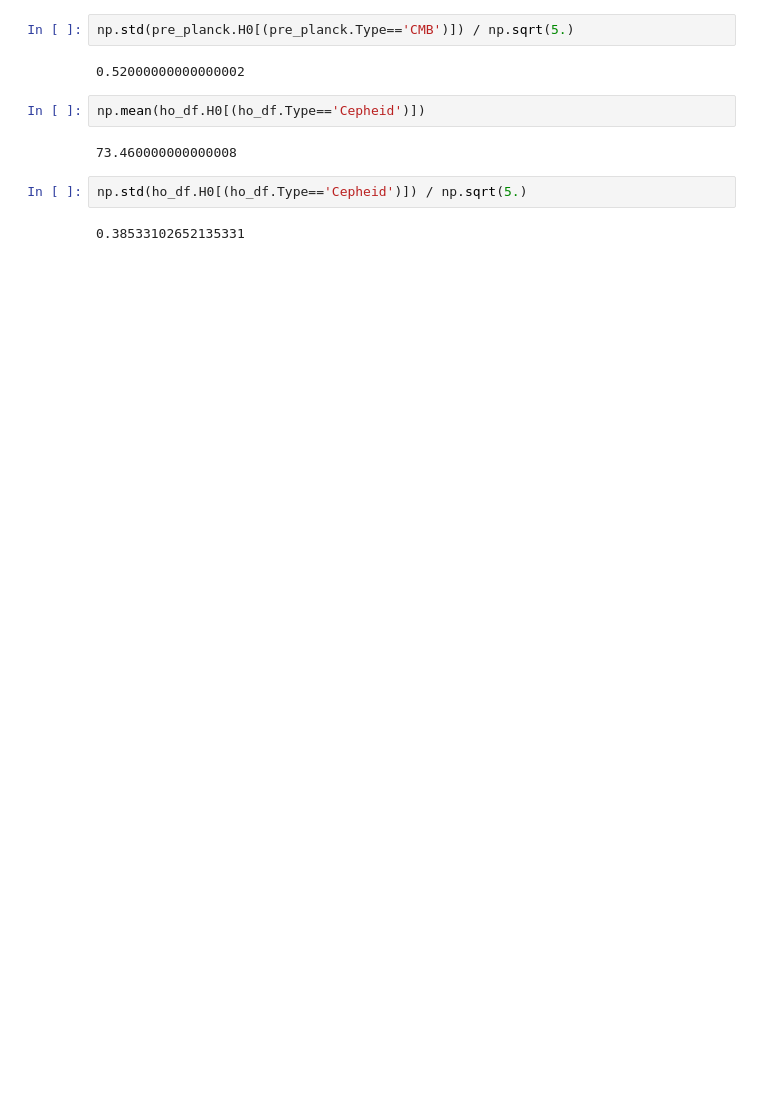
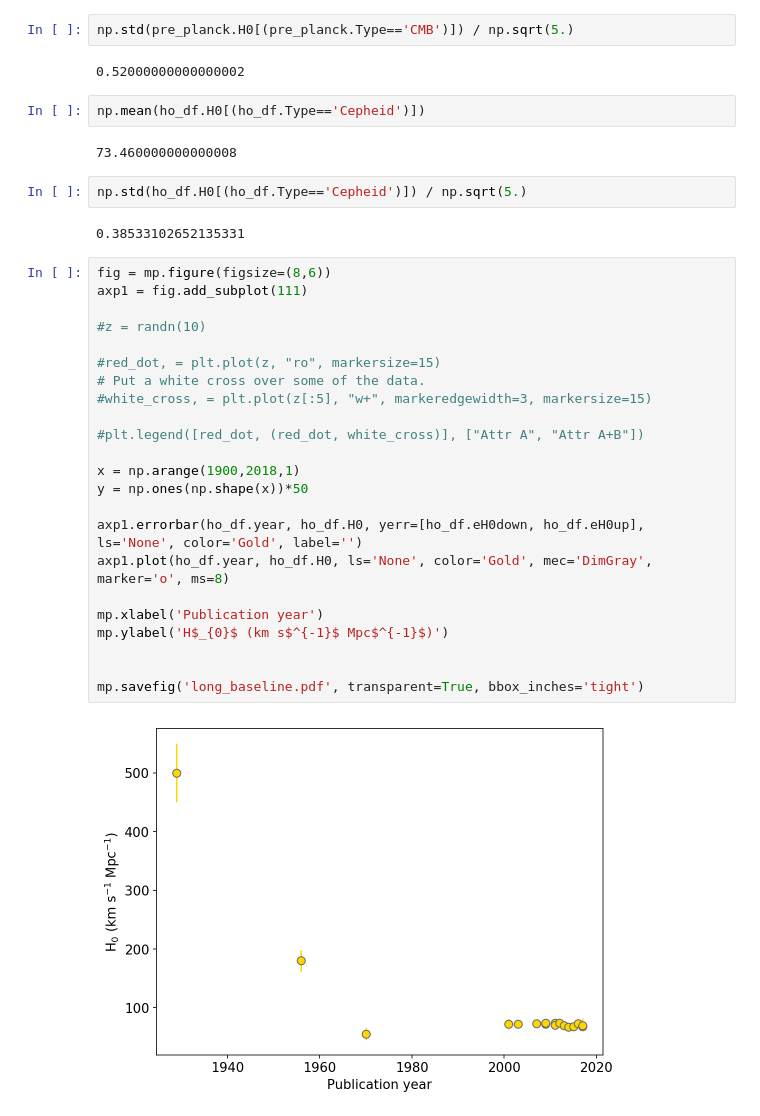
Before and after one commit to vickyscowcroft/ipython_notebooks, a Jupyter notebook: remake_beaton_h0/RemakeBeatonH0Plot.ipynb, the cells around one changed output. Drawn from its saved outputs; the diff is of its cells as text; blank space fills up the shorter version.

```diff
--- a/remake_beaton_h0/RemakeBeatonH0Plot.ipynb
+++ b/remake_beaton_h0/RemakeBeatonH0Plot.ipynb
@@ -246,3 +261,28 @@ np.mean(ho_df.H0[(ho_df.Type=='Cepheid')])
 np.std(ho_df.H0[(ho_df.Type=='Cepheid')]) / np.sqrt(5.)
 # %% [output]
 0.38533102652135331
+# %%
+fig = mp.figure(figsize=(8,6))
+axp1 = fig.add_subplot(111)
+
+#z = randn(10)
+
+#red_dot, = plt.plot(z, "ro", markersize=15)
+# Put a white cross over some of the data.
+#white_cross, = plt.plot(z[:5], "w+", markeredgewidth=3, markersize=15)
+
+#plt.legend([red_dot, (red_dot, white_cross)], ["Attr A", "Attr A+B"])
+
+x = np.arange(1900,2018,1)
+y = np.ones(np.shape(x))*50
+
+axp1.errorbar(ho_df.year, ho_df.H0, yerr=[ho_df.eH0down, ho_df.eH0up], ls='None', color='Gold', label='')
+axp1.plot(ho_df.year, ho_df.H0, ls='None', color='Gold', mec='DimGray', marker='o', ms=8)
+
+mp.xlabel('Publication year')
+mp.ylabel('H$_{0}$ (km s$^{-1}$ Mpc$^{-1}$)')
+
+
+mp.savefig('long_baseline.pdf', transparent=True, bbox_inches='tight')
+# %% [output]
+[figure, added]
```
Also changed, not shown: parts of 7 cells of this notebook, 8 other files.
